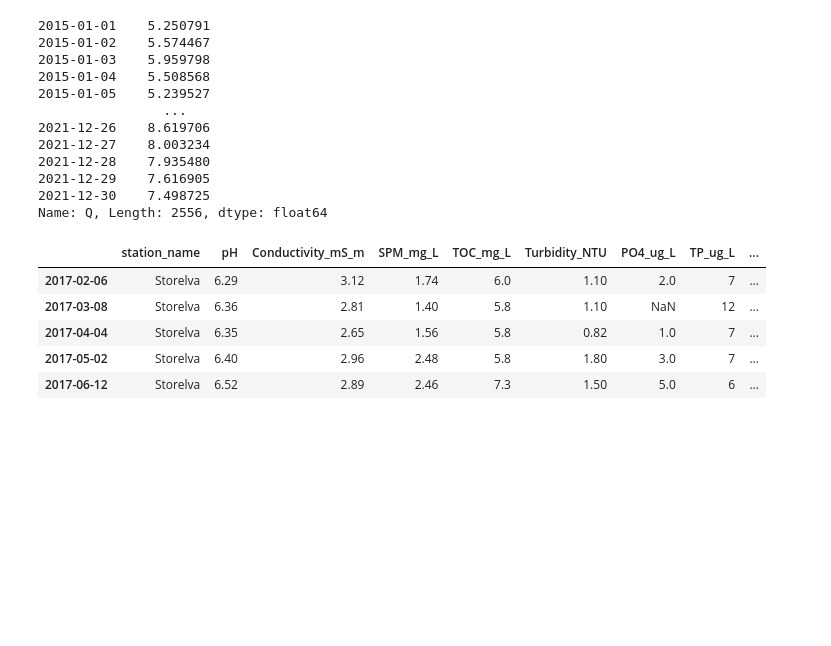
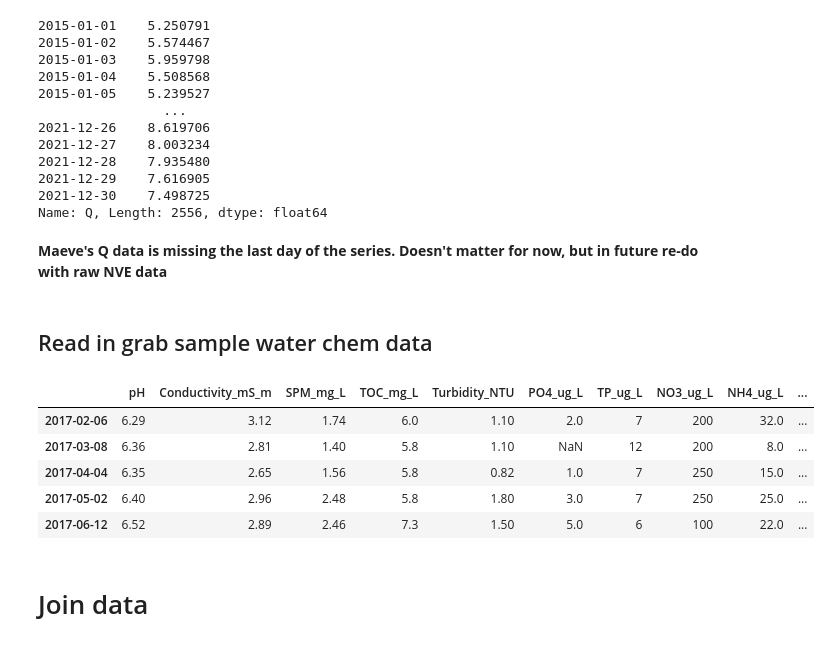
Before and after one commit to NIVANorge/maalselva, a Jupyter notebook: 2022_MD/code/md_option4_python.ipynb, the cells around one changed output. Cells and saved outputs as stored; diff of their text form; code cells hidden in the pictures; blank space fills up the shorter version.

```diff
--- a/2022_MD/code/md_option4_python.ipynb
+++ b/2022_MD/code/md_option4_python.ipynb
@@ -88,15 +106,25 @@ q_series
 2021-12-29    7.616905
 2021-12-30    7.498725
 Name: Q, Length: 2556, dtype: float64
+# %% [markdown]
+**Maeve's Q data is missing the last day of the series. Doesn't matter for now, but in future re-do with raw NVE data**
+# %% [markdown]
+## Read in grab sample water chem data
 # %%
 chem_df = pd.read_csv(r'../data/waterchem_%s.csv' % site, index_col=1, parse_dates=True)
+chem_df.drop(chem_df.columns[0], axis=1, inplace=True)
+# Drop rows where there were no samples at all
+chem_df.dropna(axis=0, how="all", inplace=True)
+chem_df['grab_sample'] = True
 # Drop time info for joining and plotting
 chem_df.index = chem_df.index.date
 chem_df.head()
 # %% [output]
-|  | station_name | pH | Conductivity_mS_m | SPM_mg_L | TOC_mg_L | Turbidity_NTU | PO4_ug_L | TP_ug_L | ... |
-| 2017-02-06 | Storelva | 6.29 | 3.12 | 1.74 | 6.0 | 1.10 | 2.0 | 7 | ... |
-| 2017-03-08 | Storelva | 6.36 | 2.81 | 1.40 | 5.8 | 1.10 | NaN | 12 | ... |
-| 2017-04-04 | Storelva | 6.35 | 2.65 | 1.56 | 5.8 | 0.82 | 1.0 | 7 | ... |
-| 2017-05-02 | Storelva | 6.40 | 2.96 | 2.48 | 5.8 | 1.80 | 3.0 | 7 | ... |
-| 2017-06-12 | Storelva | 6.52 | 2.89 | 2.46 | 7.3 | 1.50 | 5.0 | 6 | ... |
+|  | pH | Conductivity_mS_m | SPM_mg_L | TOC_mg_L | Turbidity_NTU | PO4_ug_L | TP_ug_L | NO3_ug_L | NH4_ug_L | ... |
+| 2017-02-06 | 6.29 | 3.12 | 1.74 | 6.0 | 1.10 | 2.0 | 7 | 200 | 32.0 | ... |
+| 2017-03-08 | 6.36 | 2.81 | 1.40 | 5.8 | 1.10 | NaN | 12 | 200 | 8.0 | ... |
+| 2017-04-04 | 6.35 | 2.65 | 1.56 | 5.8 | 0.82 | 1.0 | 7 | 250 | 15.0 | ... |
+| 2017-05-02 | 6.40 | 2.96 | 2.48 | 5.8 | 1.80 | 3.0 | 7 | 250 | 25.0 | ... |
+| 2017-06-12 | 6.52 | 2.89 | 2.46 | 7.3 | 1.50 | 5.0 | 6 | 100 | 22.0 | ... |
+# %% [markdown]
+# Join data
```
Also changed, not shown: parts of 13 cells of this notebook, 3 other files.
